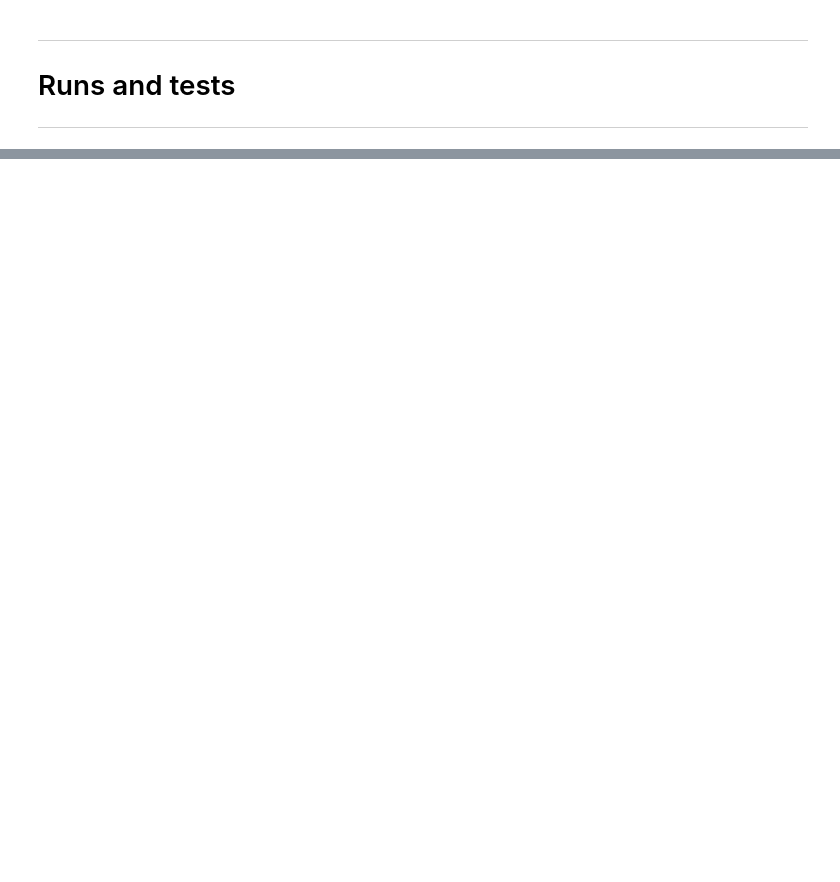
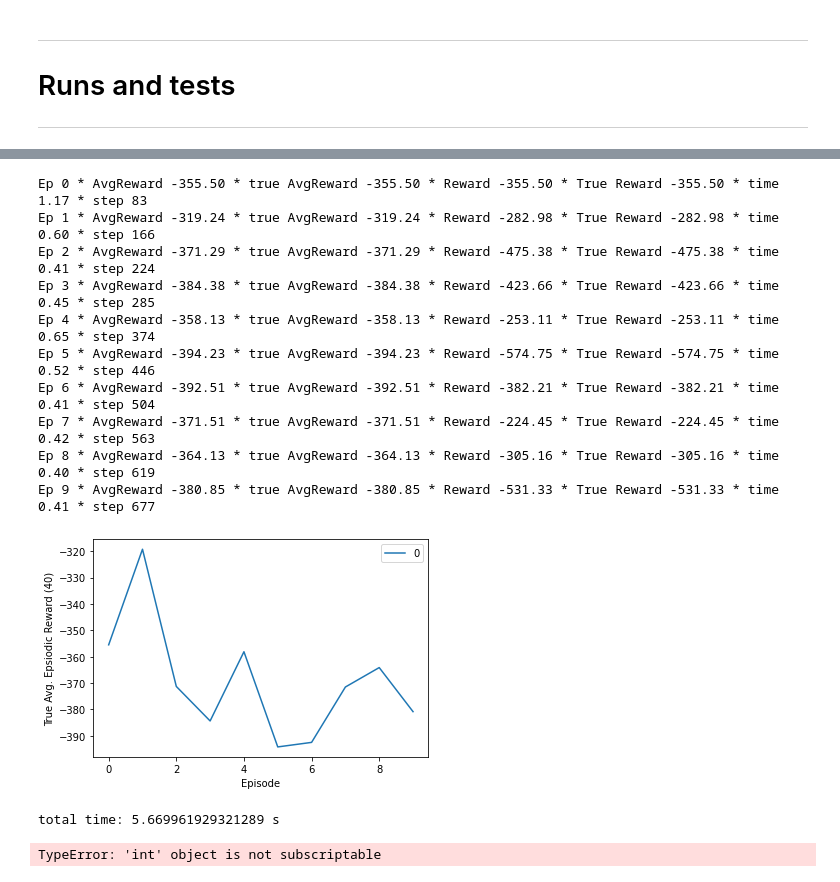
Before and after one commit to mnbvmnbv2/Lunar-Lander, a Jupyter notebook: Lunar.ipynb, the cells around one changed output, grey strips where cells are left out. Cells and saved outputs as stored; diff of their text form; code cells hidden in the pictures; blank space fills up the shorter version.

```diff
--- a/Lunar.ipynb
+++ b/Lunar.ipynb
@@ -551,0 +522,19 @@ test(render=True, total_episodes=3)
+# %%
+run(total_trials=1, total_episodes=10, start_steps=5, continuous=False, save_weights=True)
+# %% [output]
+Ep 0 * AvgReward -355.50 * true AvgReward -355.50 * Reward -355.50 * True Reward -355.50 * time 1.17 * step 83
+Ep 1 * AvgReward -319.24 * true AvgReward -319.24 * Reward -282.98 * True Reward -282.98 * time 0.60 * step 166
+Ep 2 * AvgReward -371.29 * true AvgReward -371.29 * Reward -475.38 * True Reward -475.38 * time 0.41 * step 224
+Ep 3 * AvgReward -384.38 * true AvgReward -384.38 * Reward -423.66 * True Reward -423.66 * time 0.45 * step 285
+Ep 4 * AvgReward -358.13 * true AvgReward -358.13 * Reward -253.11 * True Reward -253.11 * time 0.65 * step 374
+Ep 5 * AvgReward -394.23 * true AvgReward -394.23 * Reward -574.75 * True Reward -574.75 * time 0.52 * step 446
+Ep 6 * AvgReward -392.51 * true AvgReward -392.51 * Reward -382.21 * True Reward -382.21 * time 0.41 * step 504
+Ep 7 * AvgReward -371.51 * true AvgReward -371.51 * Reward -224.45 * True Reward -224.45 * time 0.42 * step 563
+Ep 8 * AvgReward -364.13 * true AvgReward -364.13 * Reward -305.16 * True Reward -305.16 * time 0.40 * step 619
+Ep 9 * AvgReward -380.85 * true AvgReward -380.85 * Reward -531.33 * True Reward -531.33 * time 0.41 * step 677
+[figure, added]
+total time: 5.669961929321289 s
+# %%
+test(render=True, continuous=False, total_episodes=3)
+# %% [output]
+TypeError: 'int' object is not subscriptable
```
Also changed, not shown: parts of 11 cells of this notebook.
